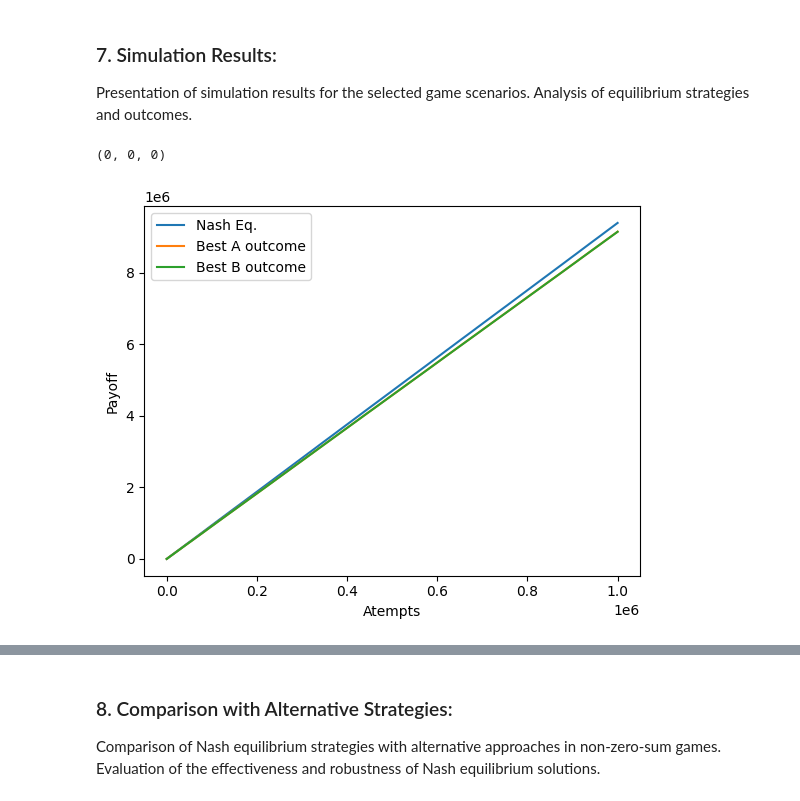
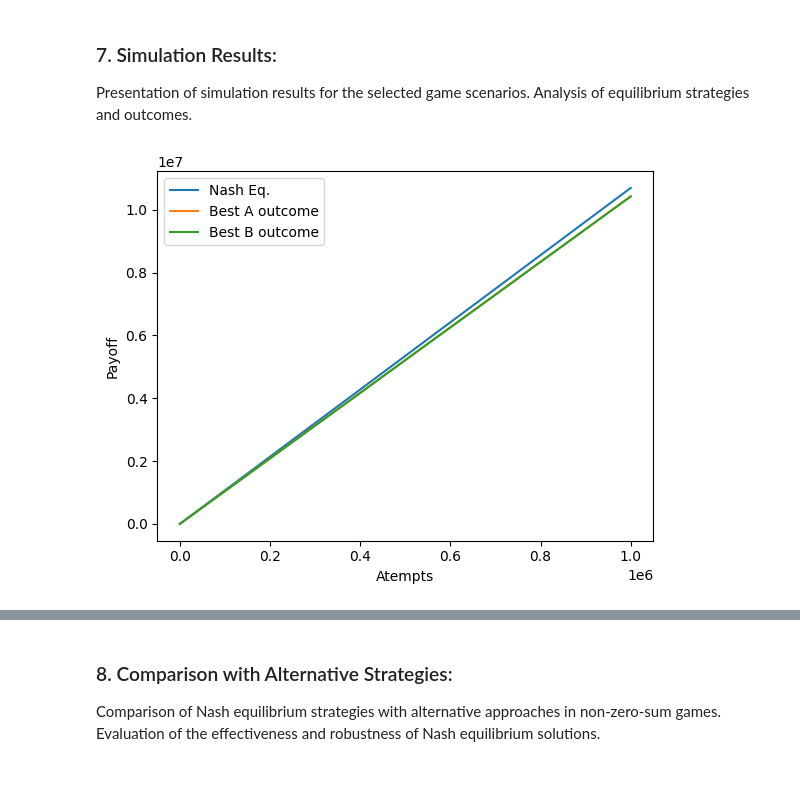
Before and after one commit to mi6oo6im/ml_nash_equilibrium_project, a Jupyter notebook: maximize_common_payoff_through_nash_equilibrium_strategy.ipynb, the cells around one changed output, grey strips where cells are left out. Drawn from its saved outputs; the diff is of its cells as text; code cells hidden in the pictures.

```diff
--- a/maximize_common_payoff_through_nash_equilibrium_strategy.ipynb
+++ b/maximize_common_payoff_through_nash_equilibrium_strategy.ipynb
@@ -45,11 +45,11 @@ def randomize():
     numbers_for_matrix = numbers[0:4]
     return numbers_for_matrix
 # %%
-def find_nash_equilibrium(numbers_for_a, numbers_for_b):
+# Positive payoff Nash equilibrium solver (the more the better)
+
+def find_positive_payoff_nash_equilibrium(numbers_for_a, numbers_for_b):
 
     #build the game matrix:
-
-
     matrix = (numbers_for_a, numbers_for_b)
 
     # get all possible outcomes as objects {coordinate; value}:
@@ -67,42 +67,20 @@ def find_nash_equilibrium(numbers_for_a, numbers_for_b):
 
     b_goes_left_a_best_outcome, b_goes_left_a_best_outcome_index = find_max_and_index(l_l_a, l_r_a)
     b_goes_right_a_best_outcome, b_goes_right_a_best_outcome_index = find_max_and_index(r_l_a, r_r_a)
-    a_goes_left_b_best_outcome, a_goes_left_b_best_outcome_index = find_max_and_index(l_l_b, l_r_b)
-    a_goes_right_b_best_outcome, a_goes_right_b_best_outcome_index = find_max_and_index(r_l_b, r_r_b)
+    a_goes_left_b_best_outcome, a_goes_left_b_best_outcome_index = find_max_and_index(l_l_b, r_l_b)
+    a_goes_right_b_best_outcome, a_goes_right_b_best_outcome_index = find_max_and_index(l_r_b, r_r_b)
 
-    # QA:
-    # print('      Left | Right')
-    # print('      -----------')
-    # print(f"Left  {l_l_a['value']}, {l_l_b['value']} | {l_r_a['value']}, {l_r_b['value']}")
-    # print('      -----------')
-    # print(f"Right {r_l_a['value']}, {r_l_b['value']} | {r_r_a['value']}, {r_r_b['value']}")
-    # print('      -----------')
-    # print(f'b_goes_left_a_best_outcome: {b_goes_left_a_best_outcome}')
-    # print(f'b_goes_left_a_best_outcome_index: {b_goes_left_a_best_outcome_index}')
-    # print(f'b_goes_right_a_best_outcome: {b_goes_right_a_best_outcome}')
-    # print(f'b_goes_right_a_best_outcome_index: {b_goes_right_a_best_outcome_index}')
-    # print(f'a_goes_left_b_best_outcome:{a_goes_left_b_best_outcome}')
-    # print(f'a_goes_left_b_best_outcome_index: {a_goes_left_b_best_outcome_index}')
-    # print(f'a_goes_right_b_best_outcome: {a_goes_right_b_best_outcome}')
-    # print(f'a_goes_right_b_best_outcome_index: {a_goes_right_b_best_outcome_index}')
 
     # check if Nash Equilibrium exist for the given matrix:
     if b_goes_left_a_best_outcome_index == a_goes_left_b_best_outcome_index or \
     b_goes_left_a_best_outcome_index == a_goes_right_b_best_outcome_index or \
     b_goes_right_a_best_outcome_index == a_goes_left_b_best_outcome_index or \
     b_goes_right_a_best_outcome_index == a_goes_right_b_best_outcome_index:
-        # print('We have a Nash equalibrium')
         set_intersection = set([b_goes_left_a_best_outcome_index, b_goes_right_a_best_outcome_index])\
             .intersection(set([a_goes_left_b_best_outcome_index,a_goes_right_b_best_outcome_index]))
-        # print(f'The Nash Equalibrium is on indexes {set_intersection}')
-        number_of_nas = len(set_intersection)
-        # print(f'There are {number_of_nas} Nash equilibriums')
         nash_sums = [numbers_for_a[x] + numbers_for_b[x] for x in list(set_intersection)]
         max_of_nash_sums = max(nash_sums)
-        # print(f'The sums of NAs are {nash_sums}')
-        # print(f'The larger NA is {max_of_nash_sums}')
     else:
-        # print('There is no Nash Equilibrium')
         return 0, 0, 0
 
 
@@ -115,13 +93,5 @@ def find_nash_equilibrium(numbers_for_a, numbers_for_b):
     a_for_max_b = numbers_for_a[numbers_for_b.index(max_b)]
     sum_for_max_b = max_b + a_for_max_b
 
-    # QA:
-    # print(f'max for A is {max_a} with B {b_for_max_a}')
-    # print(f'max for B is {max_b} with A {a_for_max_b}')
-    # print(f'sum for max A is {sum_for_max_a} and sum for max for B is {sum_for_max_b}')
 
     return max_of_nash_sums, sum_for_max_a, sum_for_max_b
-# %%
-find_nash_equilibrium()
-# %% [output]
-(0, 0, 0)
@@ -128,27 +148,29 @@ find_nash_equilibrium()
 # %%
+# Randomized positive payoff game Nash Equilibrium
+
 nash_eq = []
 a_max = []
 b_max = []
 n_temp = 0
 a_temp = 0
 b_temp = 0
 for i in range(1_000_000):
     numbers_for_a = randomize()
     numbers_for_b = randomize()
-    n, a, b = find_nash_equilibrium(numbers_for_a, numbers_for_b)
+    n, a, b = find_positive_payoff_nash_equilibrium(numbers_for_a, numbers_for_b)
     n_temp += n
     a_temp += a
     b_temp += b
     nash_eq.append(n_temp)
     a_max.append(a_temp)
     b_max.append(b_temp)
 x = list(range(1, len(nash_eq) + 1))
 plt.plot(x, nash_eq, label = 'Nash Eq.')
 plt.plot(x, a_max, label = 'Best A outcome')
 plt.plot(x, b_max, label = 'Best B outcome')
 plt.legend()
 plt.xlabel('Atempts')
 plt.ylabel('Payoff')
 plt.show()
 # %% [output]
-[figure, old version]
+[figure, new version]
```
Also changed, not shown: parts of 2 cells of this notebook, 2 other files.
